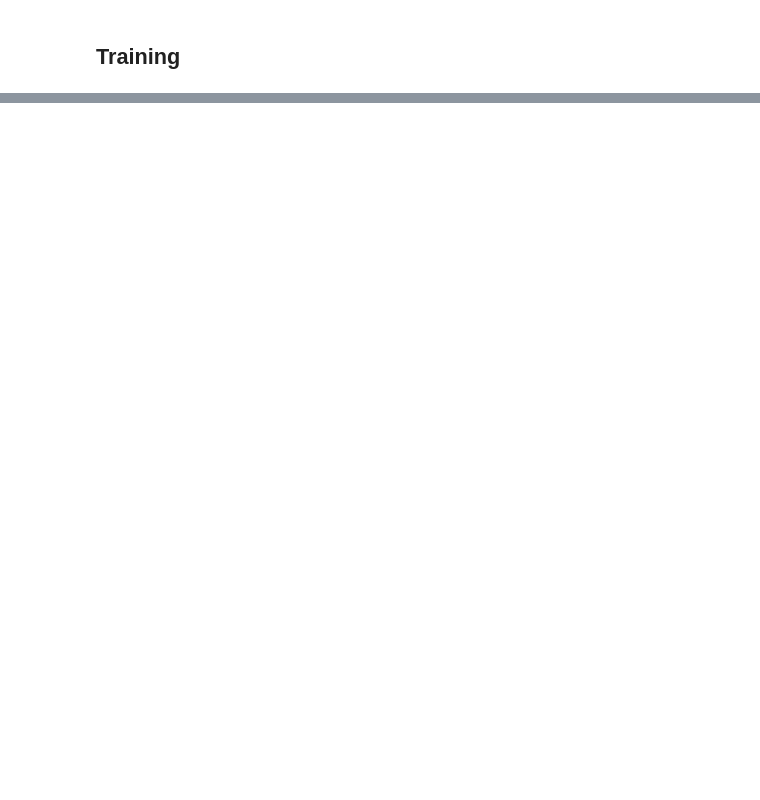
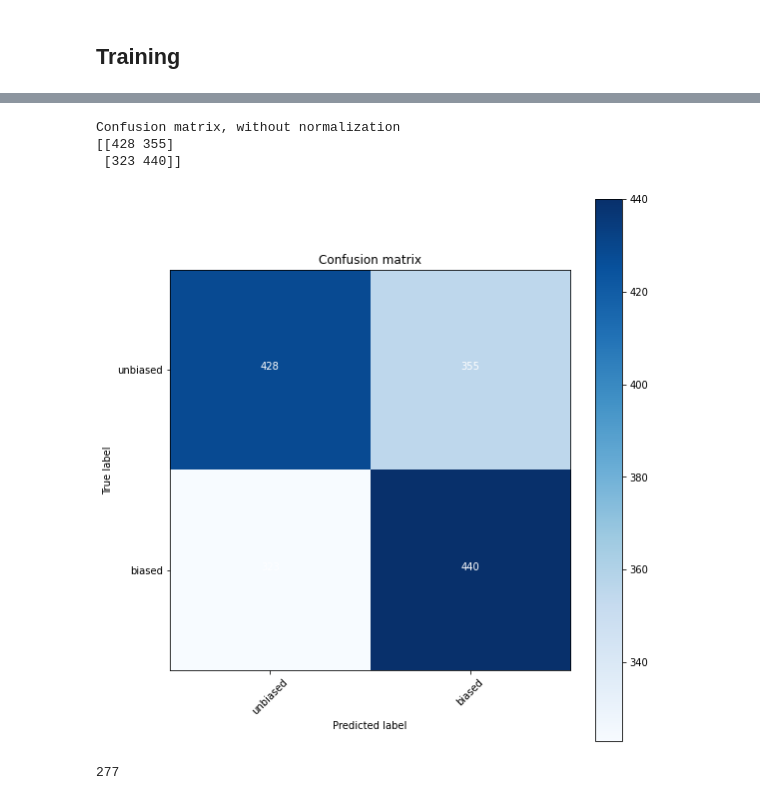
Before and after one commit to horychtom/czech-media-bias-detection, a Jupyter notebook: notebooks/media/wiki-cs-training.ipynb, the cells around one changed output, grey strips where cells are left out. Saved outputs shown, nothing was run; the diff lists cells and outputs as text; code cells hidden in the pictures; blank space fills up the shorter version.

```diff
--- a/notebooks/media/wiki-cs-training.ipynb
+++ b/notebooks/media/wiki-cs-training.ipynb
@@ -158,0 +133,2 @@ clean_memory()
+# %%
+test_dataloader = DataLoader(test_tokenized, batch_size=BATCH_SIZE, collate_fn=data_collator)
@@ -158,0 +139,11 @@ clean_memory()
+# %%
+preds = torch.Tensor([]).to(device)
+
+model.eval()
+for batch in test_dataloader:
+    batch = {k: v.to(device) for k, v in batch.items()}
+    with torch.no_grad():
+        outputs = model(**batch)
+
+    logits = outputs.logits
+    preds = torch.cat((preds,logits),0)
@@ -158,0 +153,16 @@ clean_memory()
+# %%
+labels = test_tokenized['label']
+preds = F.softmax(preds,dim=1).argmax(dim=1)
+
+cm = confusion_matrix(labels,preds.cpu())
+plt.figure(figsize=(8,8))
+plot_confusion_matrix(cm,['unbiased','biased'])
+# %% [output]
+Confusion matrix, without normalization
+[[428 355]
+ [323 440]]
+[figure, added]
+# %%
+1500-(428+440+355)
+# %% [output]
+277
```
Also changed, not shown: parts of 15 cells of this notebook.
